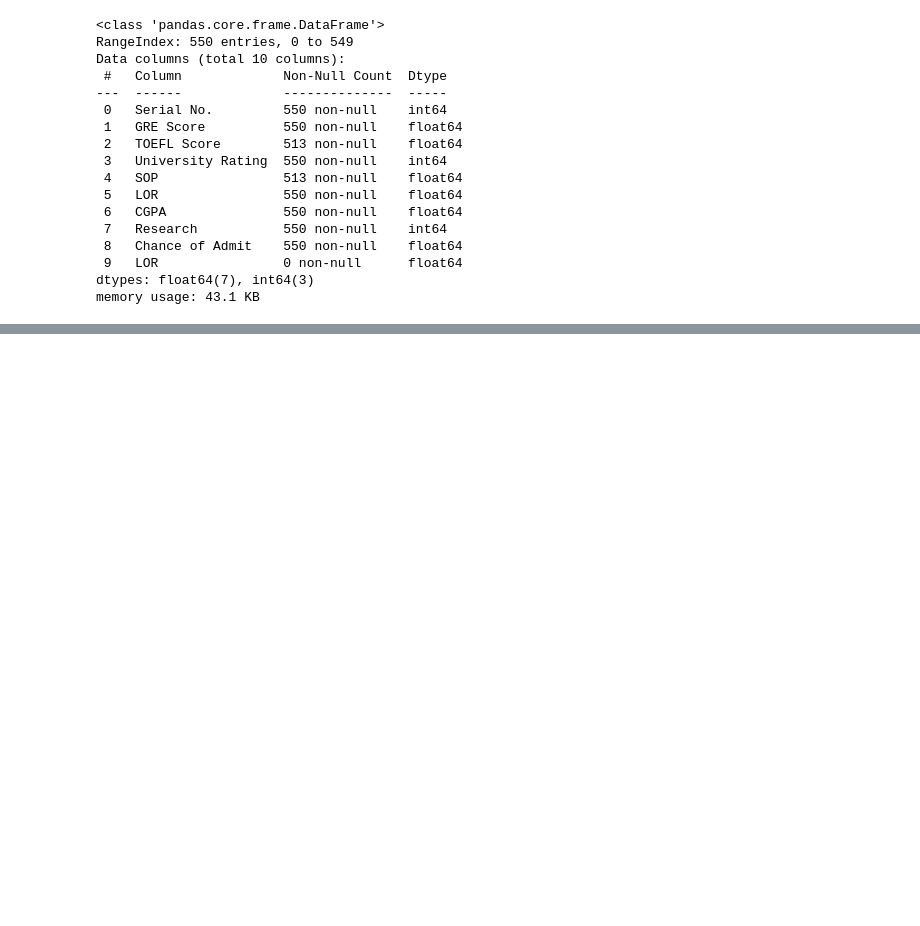
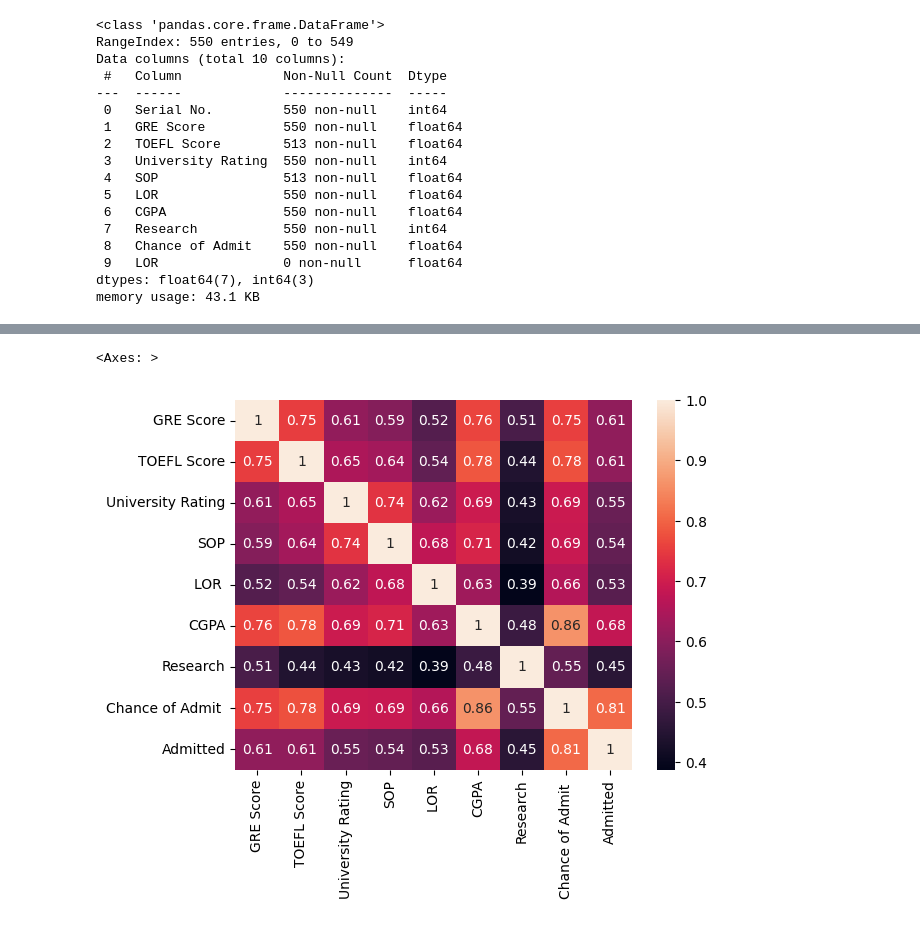
Before and after one commit to rasolonjanahary/Projet-de-fin-de-L2, a Jupyter notebook: APV_V2.ipynb, the cells around one changed output, grey strips where cells are left out. Drawn from its saved outputs; the diff is of its cells as text; code cells hidden in the pictures; blank space fills up the shorter version.

```diff
--- a/APV_V2.ipynb
+++ b/APV_V2.ipynb
@@ -36,0 +58,2 @@ memory usage: 43.1 KB
+# %%
+df_clean = df.drop(columns=[df.columns[9] , df.columns[0]])
@@ -36,0 +72,7 @@ memory usage: 43.1 KB
+# %%
+df_clean = df_clean.dropna()
+# %%
+df_clean['Admitted'] = (df_clean['Chance of Admit '] >= 0.69).astype(int)
+# %%
+corr_matrix = df_clean.corr(numeric_only=True)
+corr_matrix
@@ -36,0 +90,7 @@ memory usage: 43.1 KB
+# %%
+#Pour voir la correlation parmis tous les variables
+
+sns.heatmap(corr_matrix , annot=True)
+# %% [output]
+<Axes: >
+[figure, added]
```
Also changed, not shown: parts of 14 cells of this notebook.
